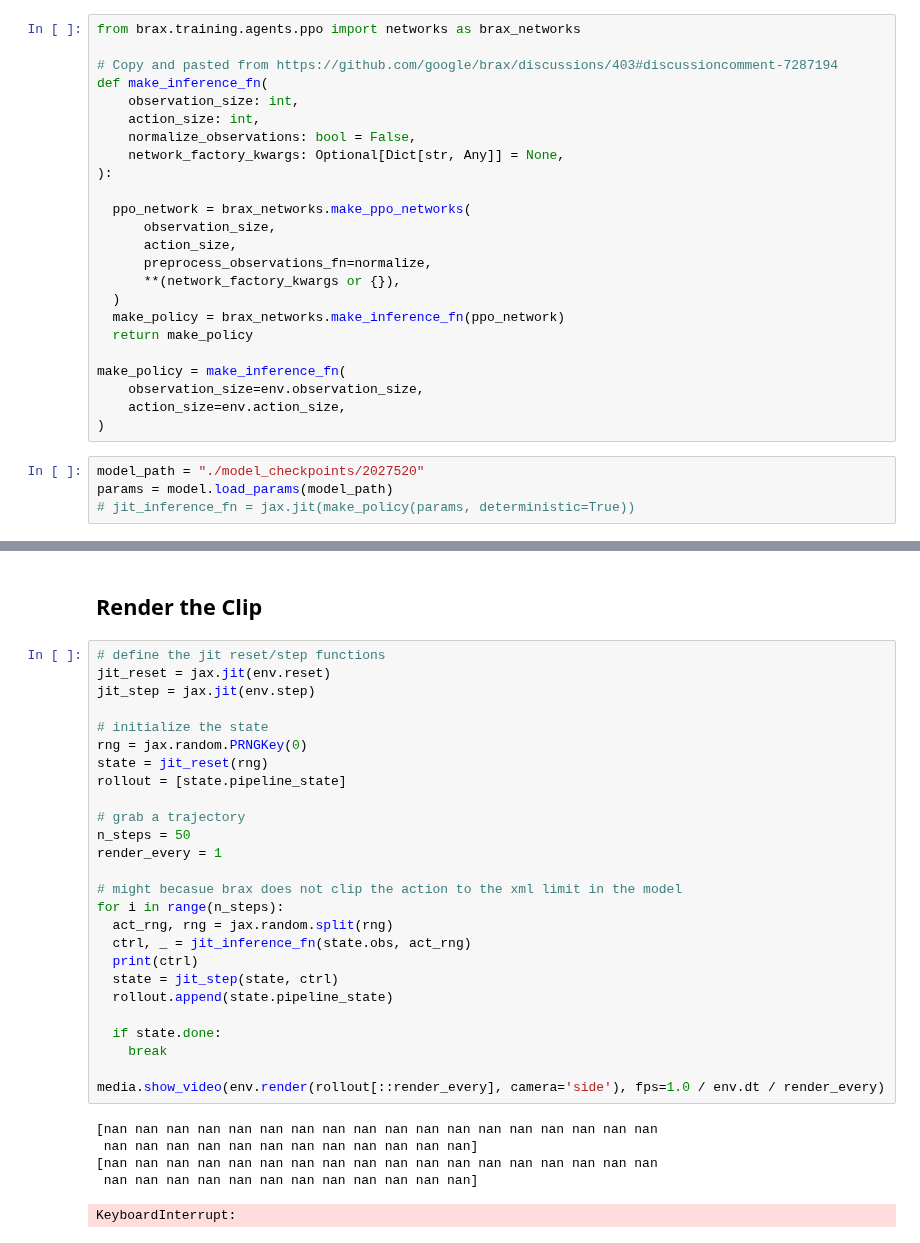
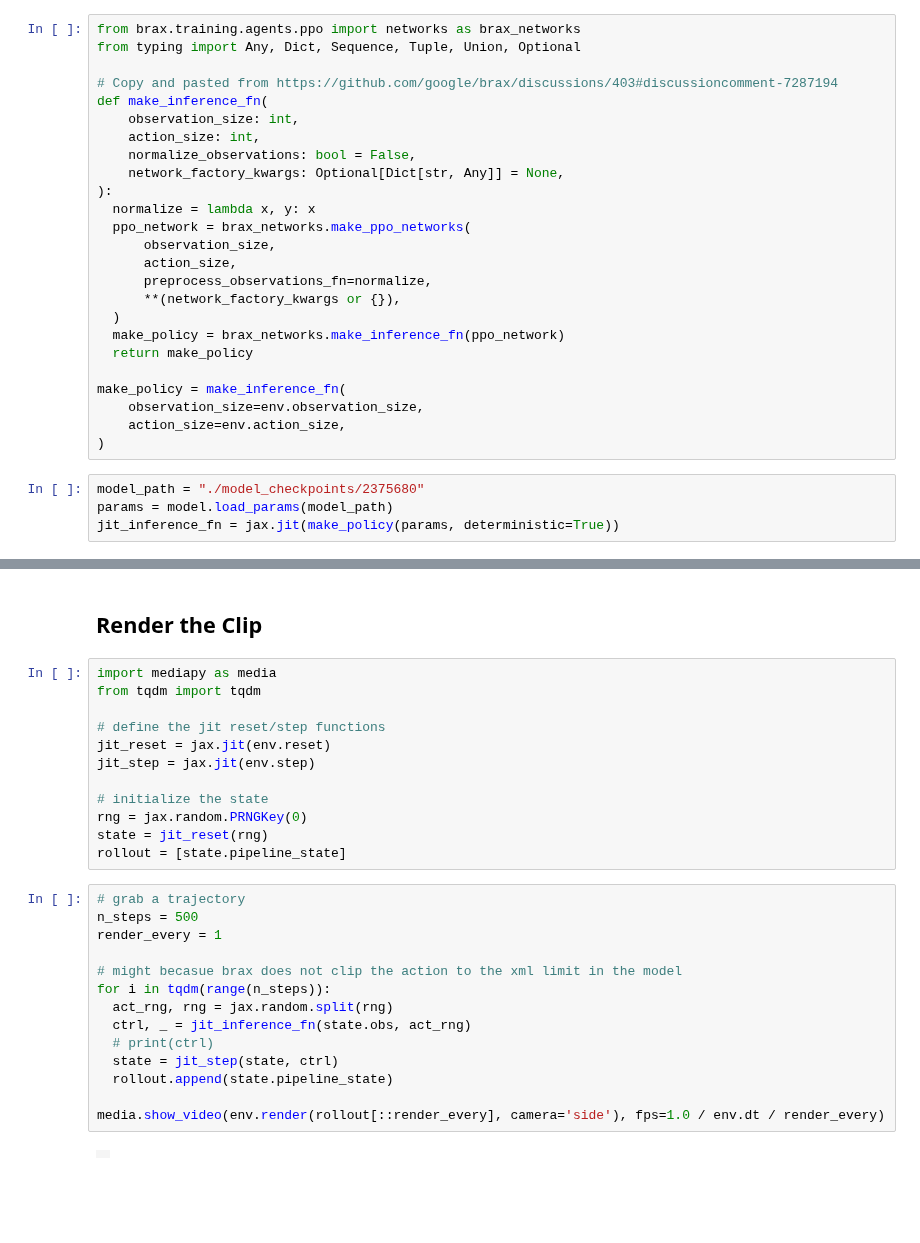
Before and after one commit to talmolab/Brax-Rodent-Run, a Jupyter notebook: render_rollout.ipynb, the cells around one changed output, grey strips where cells are left out. Cells and saved outputs as stored; diff of their text form; blank space fills up the shorter version.

Commit message:
added render rollout for the checkpoint

```diff
--- a/render_rollout.ipynb
+++ b/render_rollout.ipynb
@@ -215,6 +203,7 @@ train_fn = functools.partial(
 ## Load the Checkpoint
 # %%
 from brax.training.agents.ppo import networks as brax_networks
+from typing import Any, Dict, Sequence, Tuple, Union, Optional
 
 # Copy and pasted from https://github.com/google/brax/discussions/403#discussioncomment-7287194
 def make_inference_fn(
@@ -223,7 +212,7 @@ def make_inference_fn(
     normalize_observations: bool = False,
     network_factory_kwargs: Optional[Dict[str, Any]] = None,
 ):
-
+  normalize = lambda x, y: x
   ppo_network = brax_networks.make_ppo_networks(
       observation_size,
       action_size,
@@ -238,6 +227,6 @@ make_policy = make_inference_fn(
     action_size=env.action_size,
 )
 # %%
-model_path = "./model_checkpoints/2027520"
+model_path = "./model_checkpoints/2375680"
 params = model.load_params(model_path)
-# jit_inference_fn = jax.jit(make_policy(params, deterministic=True))
+jit_inference_fn = jax.jit(make_policy(params, deterministic=True))
@@ -275,6 +233,9 @@ params
 # %% [markdown]
 ## Render the Clip
 # %%
+import mediapy as media
+from tqdm import tqdm
+
 # define the jit reset/step functions
 jit_reset = jax.jit(env.reset)
 jit_step = jax.jit(env.step)
@@ -283,26 +244,19 @@ jit_step = jax.jit(env.step)
 rng = jax.random.PRNGKey(0)
 state = jit_reset(rng)
 rollout = [state.pipeline_state]
-
-# grab a trajectory
-n_steps = 50
-render_every = 1
-
-# might becasue brax does not clip the action to the xml limit in the model
-for i in range(n_steps):
-  act_rng, rng = jax.random.split(rng)
-  ctrl, _ = jit_inference_fn(state.obs, act_rng)
-  print(ctrl)
-  state = jit_step(state, ctrl)
-  rollout.append(state.pipeline_state)
-
-  if state.done:
-    break
-
-media.show_video(env.render(rollout[::render_every], camera='side'), fps=1.0 / env.dt / render_every)
-# %% [output]
-[nan nan nan nan nan nan nan nan nan nan nan nan nan nan nan nan nan nan
- nan nan nan nan nan nan nan nan nan nan nan nan]
-[nan nan nan nan nan nan nan nan nan nan nan nan nan nan nan nan nan nan
- nan nan nan nan nan nan nan nan nan nan nan nan]
-KeyboardInterrupt:
+# %%
+# grab a trajectory
+n_steps = 500
+render_every = 1
+
+# might becasue brax does not clip the action to the xml limit in the model
+for i in tqdm(range(n_steps)):
+  act_rng, rng = jax.random.split(rng)
+  ctrl, _ = jit_inference_fn(state.obs, act_rng)
+  # print(ctrl)
+  state = jit_step(state, ctrl)
+  rollout.append(state.pipeline_state)
+
+media.show_video(env.render(rollout[::render_every], camera='side'), fps=1.0 / env.dt / render_every)
+# %% [output]
+|  |
```
Also changed, not shown: parts of 4 cells of this notebook.
